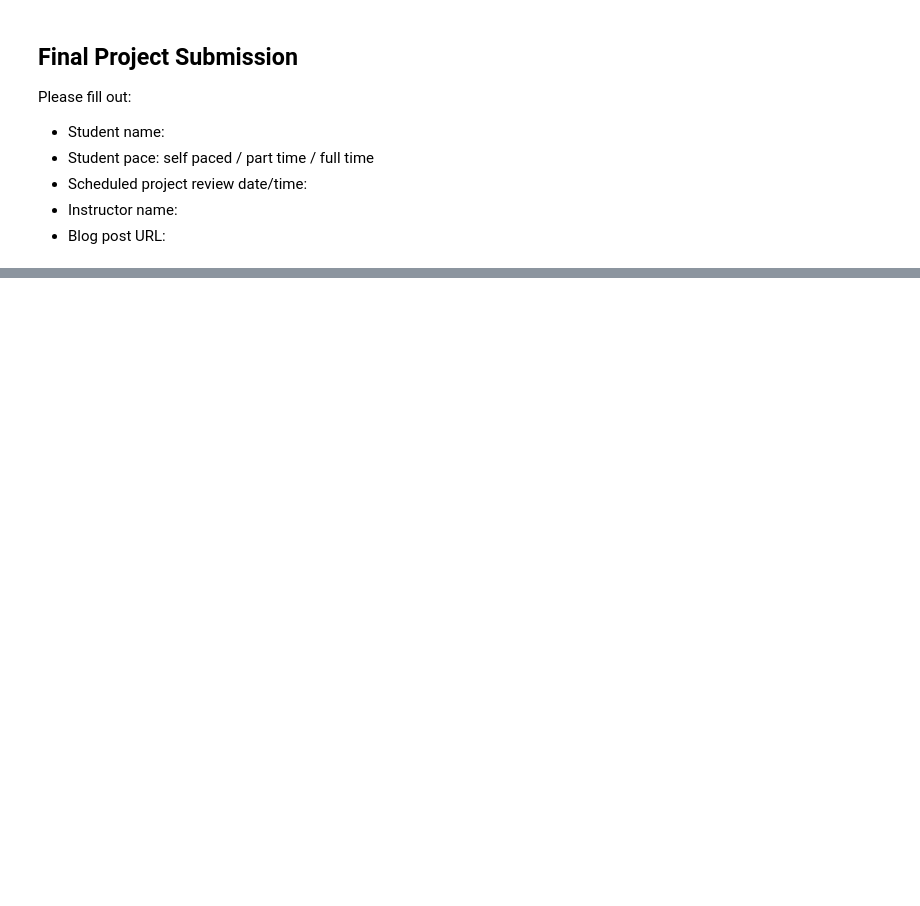
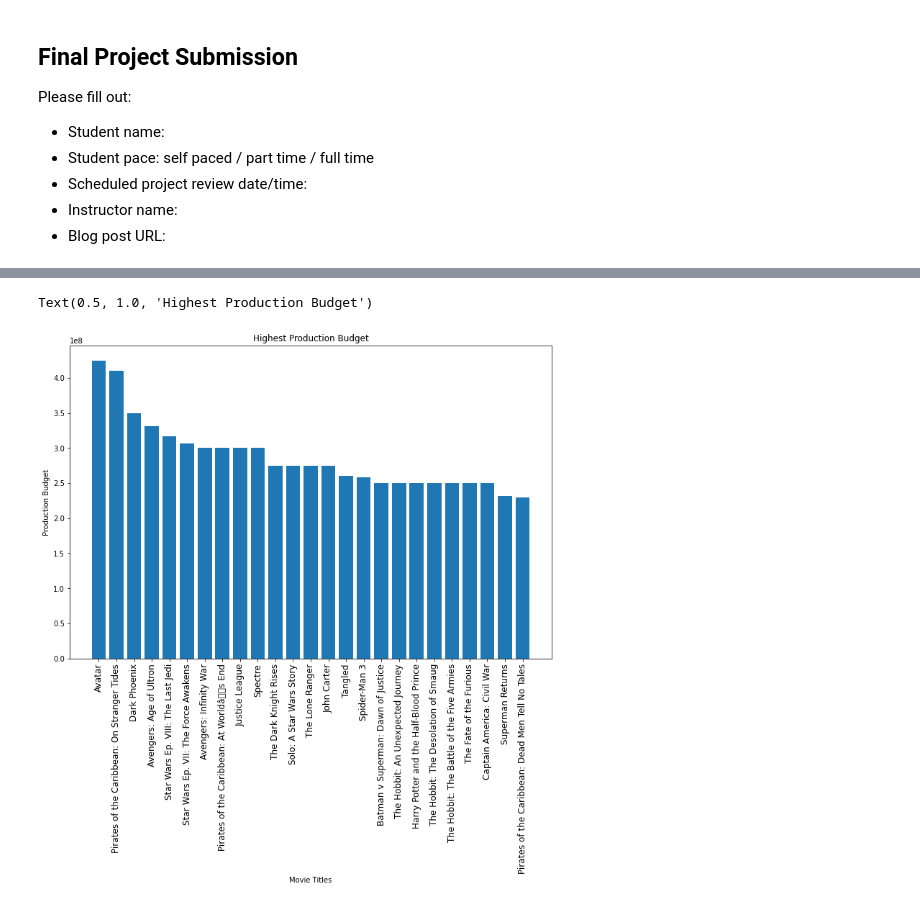
Before and after one commit to jalen253/phase1-project, a Jupyter notebook: student.ipynb, the cells around one changed output, grey strips where cells are left out. Cells and saved outputs as stored; diff of their text form; code cells hidden in the pictures; blank space fills up the shorter version.

```diff
--- a/student.ipynb
+++ b/student.ipynb
@@ -154,0 +66,3 @@ genre_['primary_title'] == domestic_gross['title']
+# %%
+#top 25 production costs
+product_budget = movie_budget.sort_values(['production_budget'], ascending = False).head(25)
@@ -154,0 +262,11 @@ genre_['primary_title'] == domestic_gross['title']
+# %%
+fig, ax, = plt.subplots(figsize = (12, 8))
+ax.bar(product_budget['movie'], product_budget['production_budget'])
+
+ax.tick_params('x', rotation = 90, labelsize = 'large')
+ax.set_xlabel('Movie Titles')
+ax.set_ylabel('Production Budget')
+ax.set_title('Highest Production Budget')
+# %% [output]
+Text(0.5, 1.0, 'Highest Production Budget')
+[figure, added]
```
Also changed, not shown: parts of 33 cells of this notebook.
